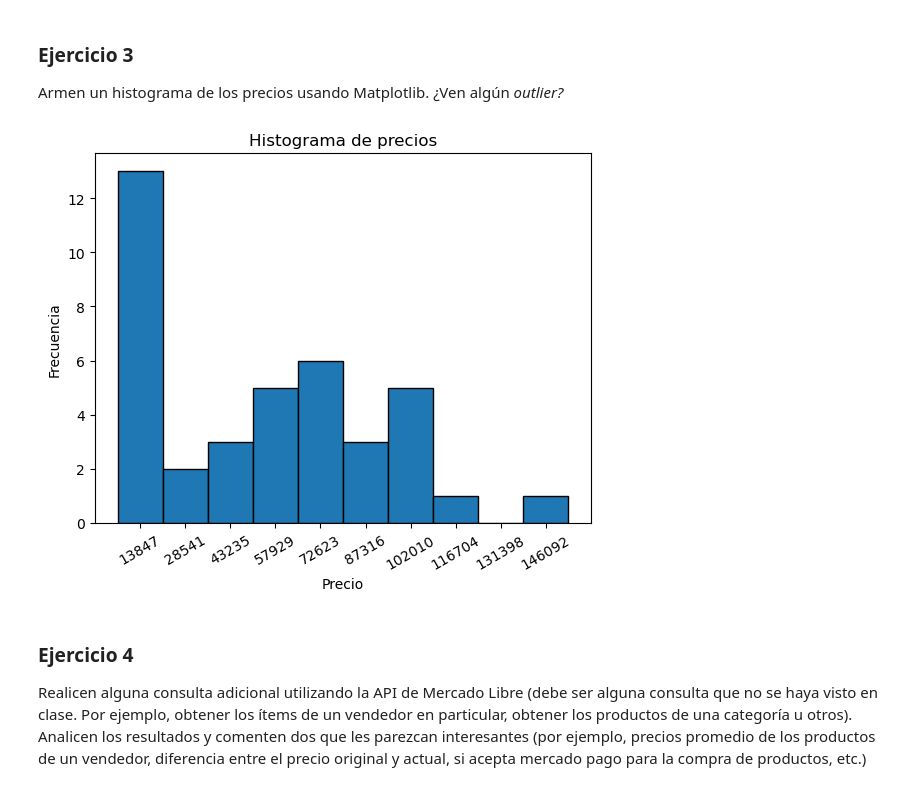
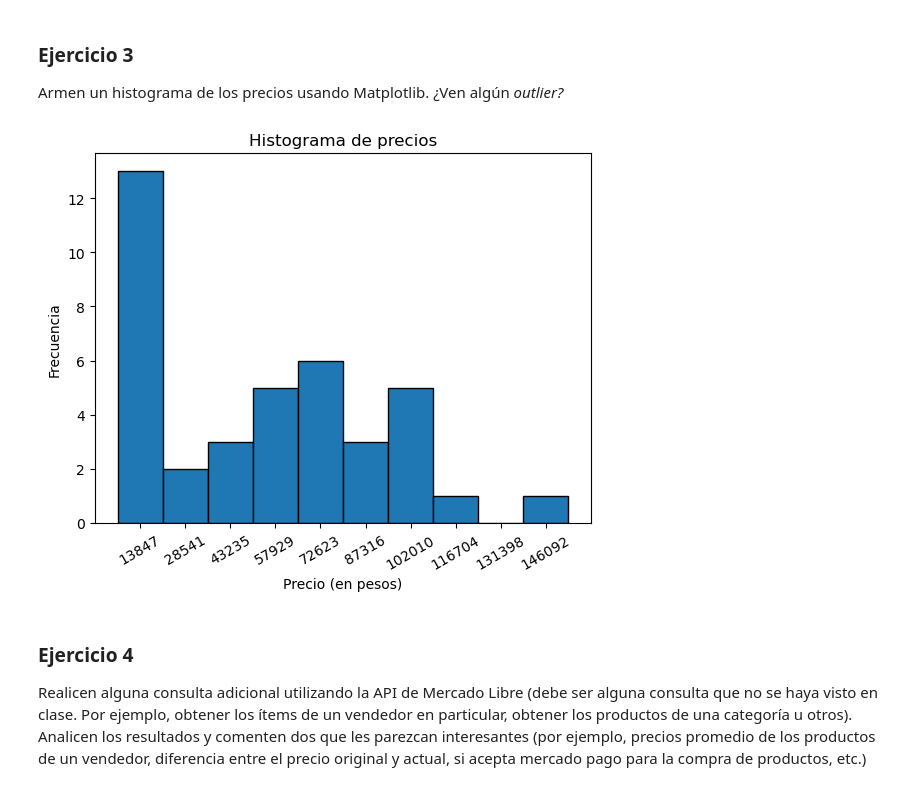
Before and after one commit to ManuDF0/Trabajos-Pr-cticos, a Jupyter notebook: TP2/TP2.ipynb, the cells around one changed output. Saved outputs shown, nothing was run; the diff lists cells and outputs as text; code cells hidden in the pictures.

```diff
--- a/TP2/TP2.ipynb
+++ b/TP2/TP2.ipynb
@@ -76,25 +75,25 @@ Armen un histograma de los precios usando Matplotlib. ¿Ven algún <i>outlier<i>
 # %%
 # Establecemos el número de bins y otros parámetros del histograma del histograma
 n_bins = 10
 counts, bins, patches = plt.hist(lista_precios_df['price'], bins=n_bins, edgecolor='black')
 
 # Calculamos las posiciones centrales de las barras
 bin_centers = 0.5 * (bins[:-1] + bins[1:])
 
 # Configuramos los ticks en el centro de las barras
 plt.xticks(bin_centers, rotation = 30)
 
 # Añadimos títulos y etiquetas
 plt.title('Histograma de precios')
-plt.xlabel('Precio')
+plt.xlabel('Precio (en pesos)')
 plt.ylabel('Frecuencia')
 
 # Mostramos el gráfico
 plt.show()
 
 # El gráfico sugiere la presencia de un outlier con precio entre de 140 mil y 150 mil pesos.
 # %% [output]
-[figure, old version]
+[figure, new version]
 # %% [markdown]
 ### Ejercicio 4
 Realicen alguna consulta adicional utilizando la API de Mercado Libre (debe ser alguna consulta que no se haya visto en clase. Por ejemplo, obtener los ítems de un vendedor en particular, obtener los productos de una categoría u otros). Analicen los resultados y comenten dos que les parezcan interesantes (por ejemplo, precios promedio de los productos de un vendedor, diferencia entre el precio original y actual, si acepta mercado pago para la compra de productos, etc.)
```
Also changed, not shown: parts of 6 cells of this notebook, 3 other files.
